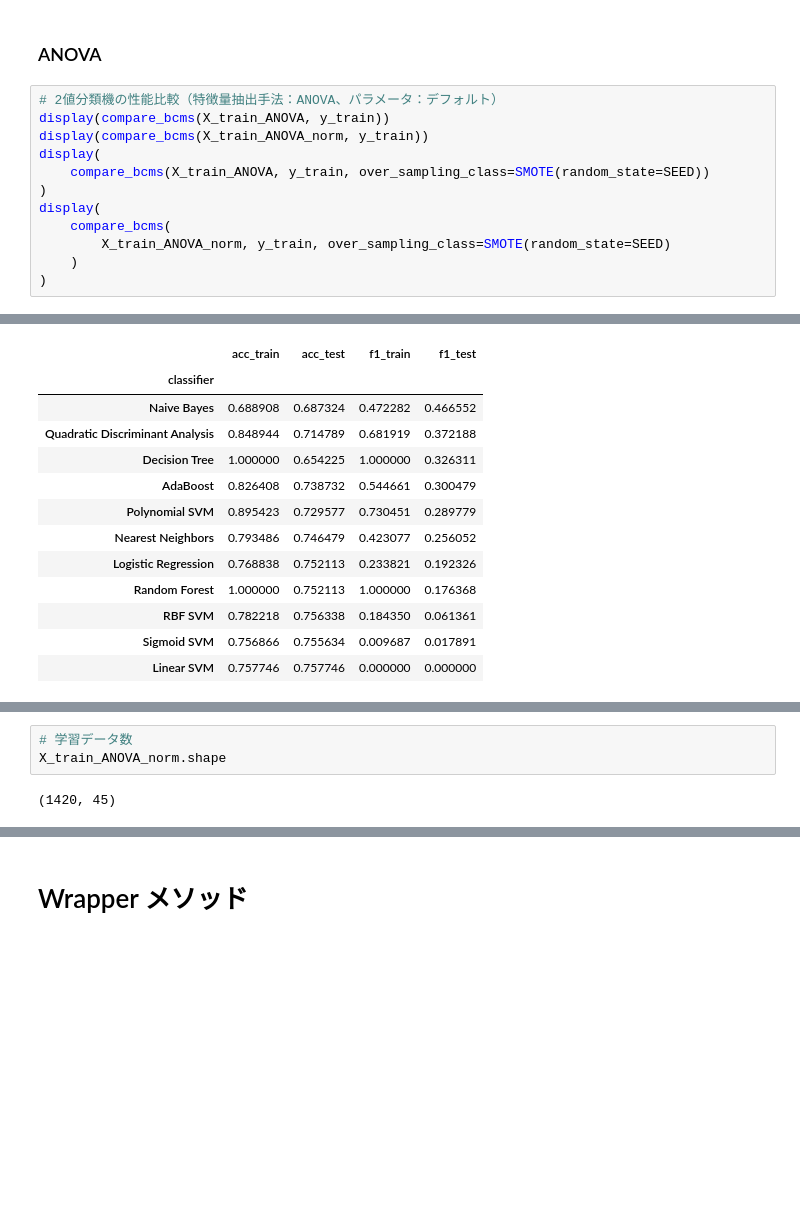
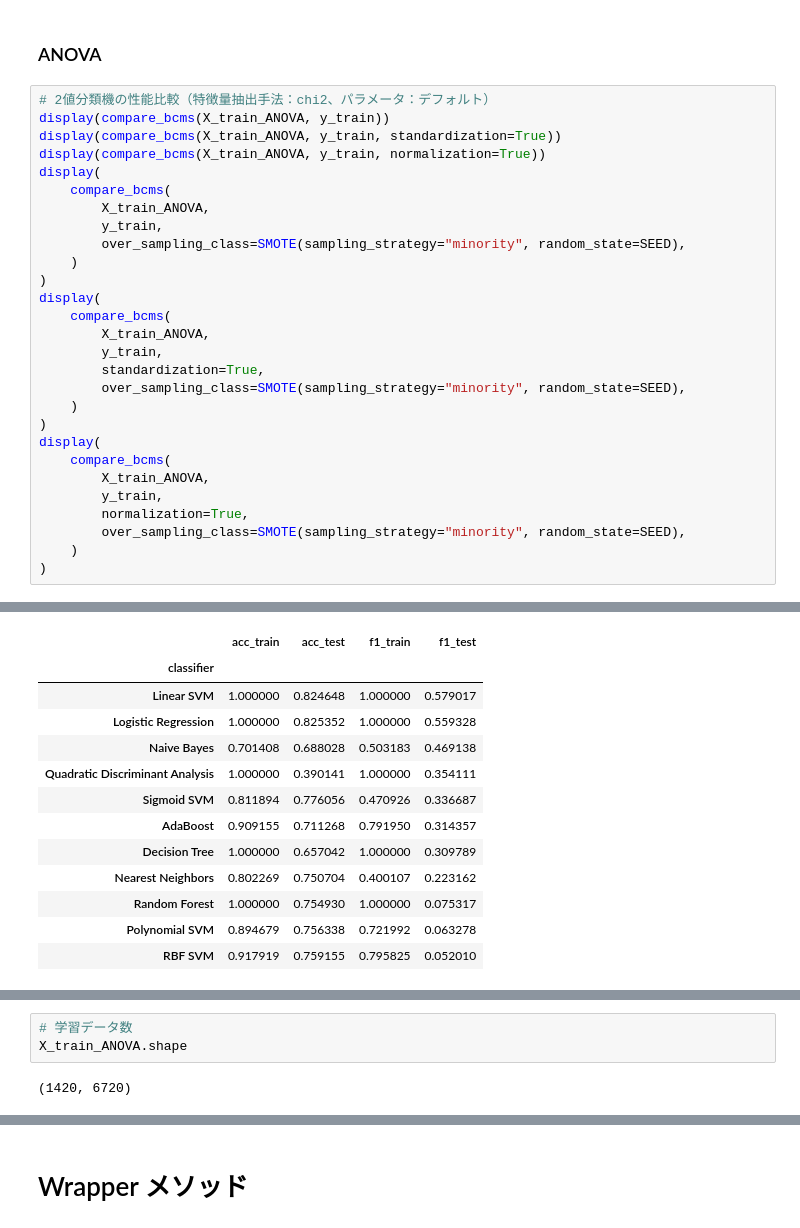
Before and after one commit to mono-clone/breast_cancer_analytics, a Jupyter notebook: notebooks/3.0.1-create_bcm_genes.ipynb, the cells around one changed output, grey strips where cells are left out. Drawn from its saved outputs; the diff is of its cells as text; blank space fills up the shorter version.

```diff
--- a/notebooks/3.0.1-create_bcm_genes.ipynb
+++ b/notebooks/3.0.1-create_bcm_genes.ipynb
@@ -454,17 +262,33 @@ SVC(kernel='sigmoid')
 # %% [markdown]
 ### ANOVA
 # %%
-# 2値分類機の性能比較（特徴量抽出手法：ANOVA、パラメータ：デフォルト）
+# 2値分類機の性能比較（特徴量抽出手法：chi2、パラメータ：デフォルト）
 display(compare_bcms(X_train_ANOVA, y_train))
-display(compare_bcms(X_train_ANOVA_norm, y_train))
+display(compare_bcms(X_train_ANOVA, y_train, standardization=True))
+display(compare_bcms(X_train_ANOVA, y_train, normalization=True))
 display(
-    compare_bcms(X_train_ANOVA, y_train, over_sampling_class=SMOTE(random_state=SEED))
+    compare_bcms(
+        X_train_ANOVA,
+        y_train,
+        over_sampling_class=SMOTE(sampling_strategy="minority", random_state=SEED),
+    )
 )
 display(
     compare_bcms(
-        X_train_ANOVA_norm, y_train, over_sampling_class=SMOTE(random_state=SEED)
+        X_train_ANOVA,
+        y_train,
+        standardization=True,
+        over_sampling_class=SMOTE(sampling_strategy="minority", random_state=SEED),
     )
 )
+display(
+    compare_bcms(
+        X_train_ANOVA,
+        y_train,
+        normalization=True,
+        over_sampling_class=SMOTE(sampling_strategy="minority", random_state=SEED),
+    )
+)
 # %% [output]
 |  | acc_train | acc_test | f1_train | f1_test |
 | classifier |  |  |  |  |
@@ -480,17 +304,17 @@ display(
 | RBF SVM | 0.757746 | 0.757746 | 0.000000 | 0.000000 |
 | Sigmoid SVM | 0.757746 | 0.757746 | 0.000000 | 0.000000 |
 |  | acc_train | acc_test | f1_train | f1_test |
 | classifier |  |  |  |  |
-| Naive Bayes | 0.688908 | 0.687324 | 0.472282 | 0.466552 |
-| Quadratic Discriminant Analysis | 0.848944 | 0.714789 | 0.681919 | 0.372188 |
-| Decision Tree | 1.000000 | 0.654225 | 1.000000 | 0.326311 |
-| AdaBoost | 0.826408 | 0.738732 | 0.544661 | 0.300479 |
-| Polynomial SVM | 0.895423 | 0.729577 | 0.730451 | 0.289779 |
-| Nearest Neighbors | 0.793486 | 0.746479 | 0.423077 | 0.256052 |
-| Logistic Regression | 0.768838 | 0.752113 | 0.233821 | 0.192326 |
-| Random Forest | 1.000000 | 0.752113 | 1.000000 | 0.176368 |
-| RBF SVM | 0.782218 | 0.756338 | 0.184350 | 0.061361 |
-| Sigmoid SVM | 0.756866 | 0.755634 | 0.009687 | 0.017891 |
-| Linear SVM | 0.757746 | 0.757746 | 0.000000 | 0.000000 |
+| Linear SVM | 1.000000 | 0.824648 | 1.000000 | 0.579017 |
+| Logistic Regression | 1.000000 | 0.825352 | 1.000000 | 0.559328 |
+| Naive Bayes | 0.701408 | 0.688028 | 0.503183 | 0.469138 |
+| Quadratic Discriminant Analysis | 1.000000 | 0.390141 | 1.000000 | 0.354111 |
+| Sigmoid SVM | 0.811894 | 0.776056 | 0.470926 | 0.336687 |
+| AdaBoost | 0.909155 | 0.711268 | 0.791950 | 0.314357 |
+| Decision Tree | 1.000000 | 0.657042 | 1.000000 | 0.309789 |
+| Nearest Neighbors | 0.802269 | 0.750704 | 0.400107 | 0.223162 |
+| Random Forest | 1.000000 | 0.754930 | 1.000000 | 0.075317 |
+| Polynomial SVM | 0.894679 | 0.756338 | 0.721992 | 0.063278 |
+| RBF SVM | 0.917919 | 0.759155 | 0.795825 | 0.052010 |
 |  | acc_train | acc_test | f1_train | f1_test |
 | classifier |  |  |  |  |
@@ -521,8 +371,8 @@ display(
 # %%
 # 学習データ数
-X_train_ANOVA_norm.shape
+X_train_ANOVA.shape
 # %% [output]
-(1420, 45)
+(1420, 6720)
 # %%
 # chi2にて特徴量選択したデータを元に、各モデルでの学習曲線を可視化
 # 正規化したほうが全体的に精度が高かったので、そちらを使用
```
Also changed, not shown: parts of 19 cells of this notebook, 18 other files.
